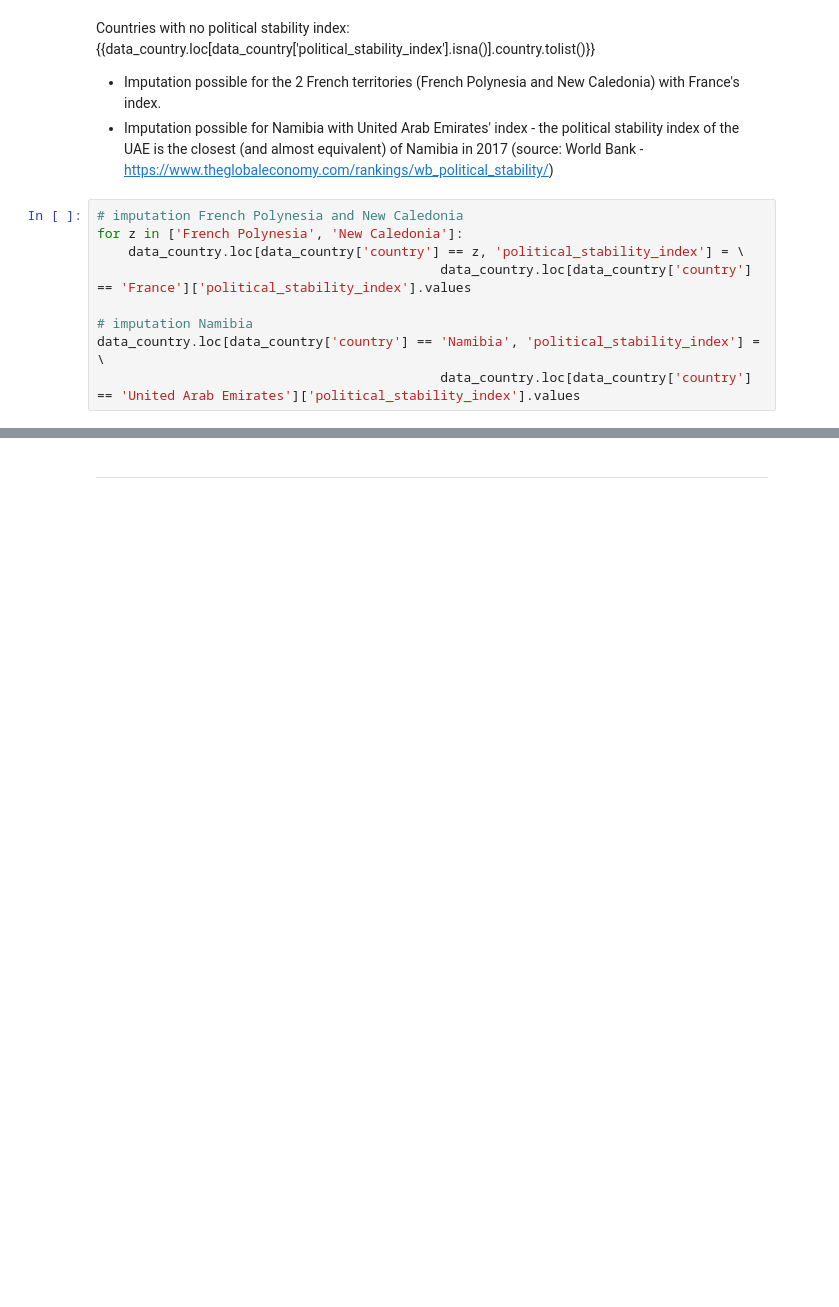
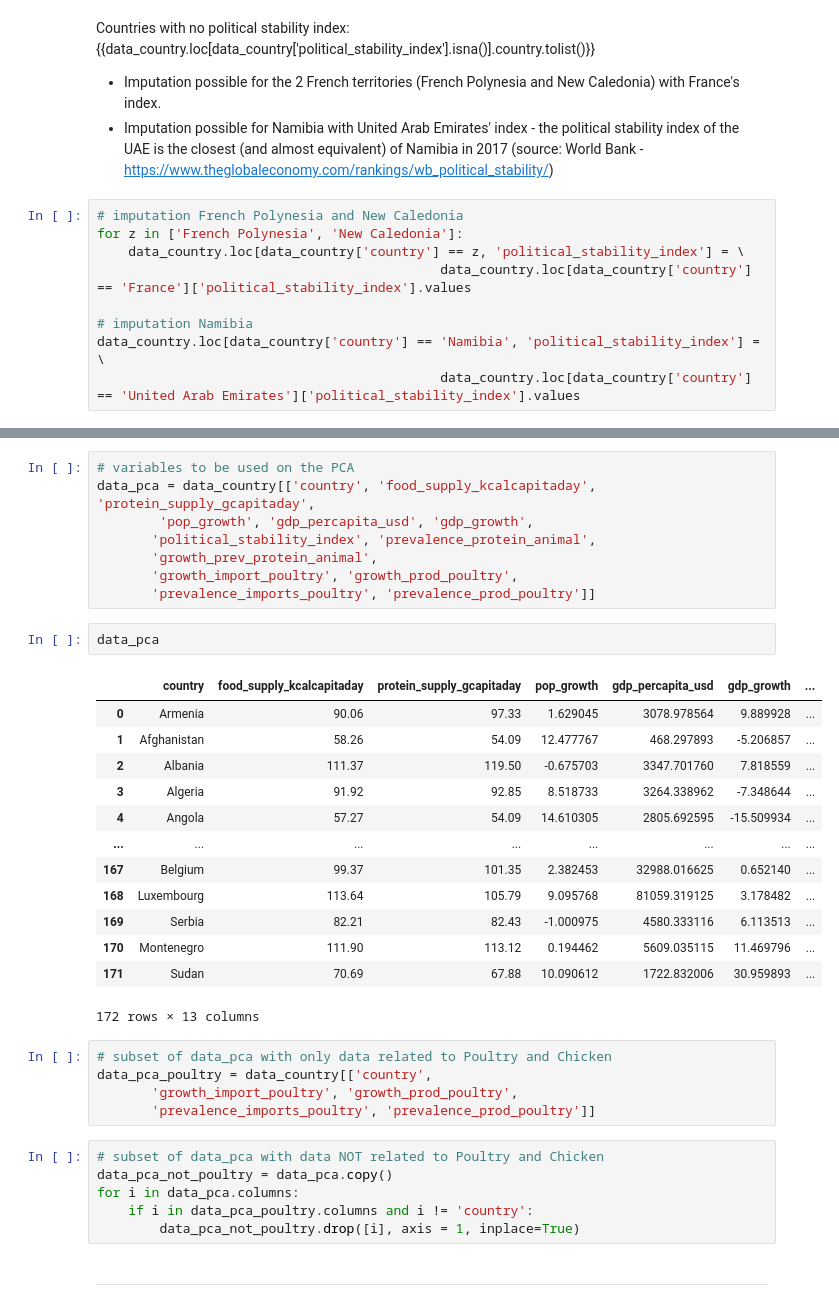
Before and after one commit to Michael-Orange/MarketStudy_ChickenExports_OC, a Jupyter notebook: P5_preparation.ipynb, the cells around one changed output, grey strips where cells are left out. Cells and saved outputs as stored; diff of their text form; blank space fills up the shorter version.

```diff
--- a/P5_preparation.ipynb
+++ b/P5_preparation.ipynb
@@ -373,3 +521,38 @@ data_country.loc[data_country['country'] == 'Namibia', 'political_stability_inde
+# %%
+# variables to be used on the PCA
+data_pca = data_country[['country', 'food_supply_kcalcapitaday', 'protein_supply_gcapitaday',
+        'pop_growth', 'gdp_percapita_usd', 'gdp_growth',
+       'political_stability_index', 'prevalence_protein_animal',
+       'growth_prev_protein_animal',
+       'growth_import_poultry', 'growth_prod_poultry',
+       'prevalence_imports_poultry', 'prevalence_prod_poultry']]
+# %%
+data_pca
+# %% [output]
+|  | country | food_supply_kcalcapitaday | protein_supply_gcapitaday | pop_growth | gdp_percapita_usd | gdp_growth | ... |
+| 0 | Armenia | 90.06 | 97.33 | 1.629045 | 3078.978564 | 9.889928 | ... |
+| 1 | Afghanistan | 58.26 | 54.09 | 12.477767 | 468.297893 | -5.206857 | ... |
+| 2 | Albania | 111.37 | 119.50 | -0.675703 | 3347.701760 | 7.818559 | ... |
+| 3 | Algeria | 91.92 | 92.85 | 8.518733 | 3264.338962 | -7.348644 | ... |
+| 4 | Angola | 57.27 | 54.09 | 14.610305 | 2805.692595 | -15.509934 | ... |
+| ... | ... | ... | ... | ... | ... | ... | ... |
+| 167 | Belgium | 99.37 | 101.35 | 2.382453 | 32988.016625 | 0.652140 | ... |
+| 168 | Luxembourg | 113.64 | 105.79 | 9.095768 | 81059.319125 | 3.178482 | ... |
+| 169 | Serbia | 82.21 | 82.43 | -1.000975 | 4580.333116 | 6.113513 | ... |
+| 170 | Montenegro | 111.90 | 113.12 | 0.194462 | 5609.035115 | 11.469796 | ... |
+| 171 | Sudan | 70.69 | 67.88 | 10.090612 | 1722.832006 | 30.959893 | ... |
+172 rows × 13 columns
+# %%
+# subset of data_pca with only data related to Poultry and Chicken
+data_pca_poultry = data_country[['country',
+       'growth_import_poultry', 'growth_prod_poultry',
+       'prevalence_imports_poultry', 'prevalence_prod_poultry']]
+# %%
+# subset of data_pca with data NOT related to Poultry and Chicken
+data_pca_not_poultry = data_pca.copy()
+for i in data_pca.columns:
+    if i in data_pca_poultry.columns and i != 'country':
+        data_pca_not_poultry.drop([i], axis = 1, inplace=True)
 # %% [markdown]
 <hr>
 # %% [markdown]
```
Also changed, not shown: parts of 36 cells of this notebook, 4 other files.
